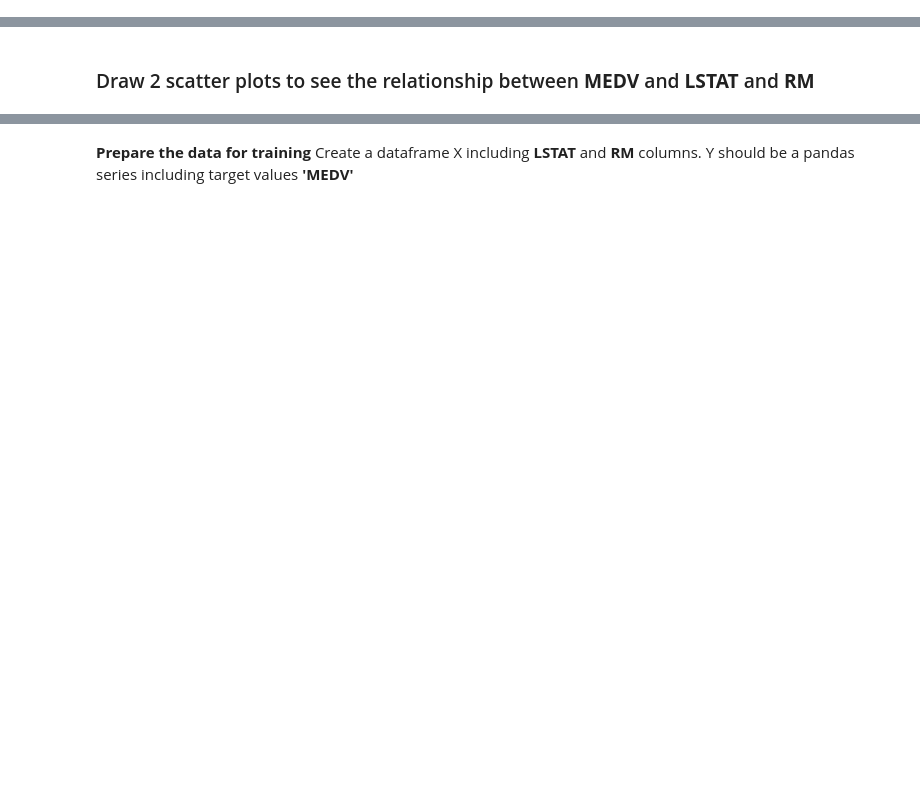
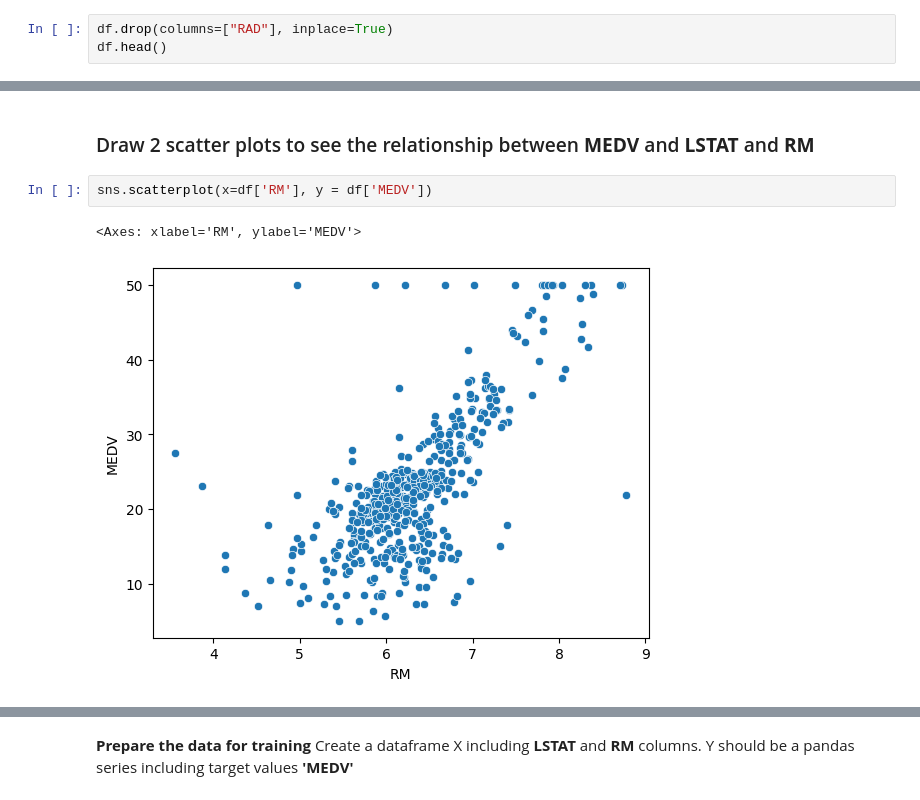
Before and after one commit to angelrodnah/2309_dsft_thebridge, a Jupyter notebook: 3-Machine_Learning/1-Supervisado/1-Regression/2-Polynomial_Regression/ejercicios/3 Polynomial_Regression.ipynb, the cells around one changed output, grey strips where cells are left out. Saved outputs shown, nothing was run; the diff lists cells and outputs as text; blank space fills up the shorter version.

```diff
--- a/3-Machine_Learning/1-Supervisado/1-Regression/2-Polynomial_Regression/ejercicios/3 Polynomial_Regression.ipynb
+++ b/3-Machine_Learning/1-Supervisado/1-Regression/2-Polynomial_Regression/ejercicios/3 Polynomial_Regression.ipynb
@@ -59,2 +107,5 @@ Analyze the correlation matrix. Plot a heatmap
 # %% [markdown]
 * LSTAT y RM son las variables más correladas con el target.
+# %%
+df.drop(columns=["RAD"], inplace=True)
+df.head()
@@ -61,2 +119,7 @@ Analyze the correlation matrix. Plot a heatmap
 # %% [markdown]
 ### Draw 2 scatter plots to see the relationship between **MEDV** and **LSTAT** and **RM**
+# %%
+sns.scatterplot(x=df['RM'], y = df['MEDV'])
+# %% [output]
+<Axes: xlabel='RM', ylabel='MEDV'>
+[figure, added]
```
Also changed, not shown: parts of 20 cells of this notebook, 1 other file.
